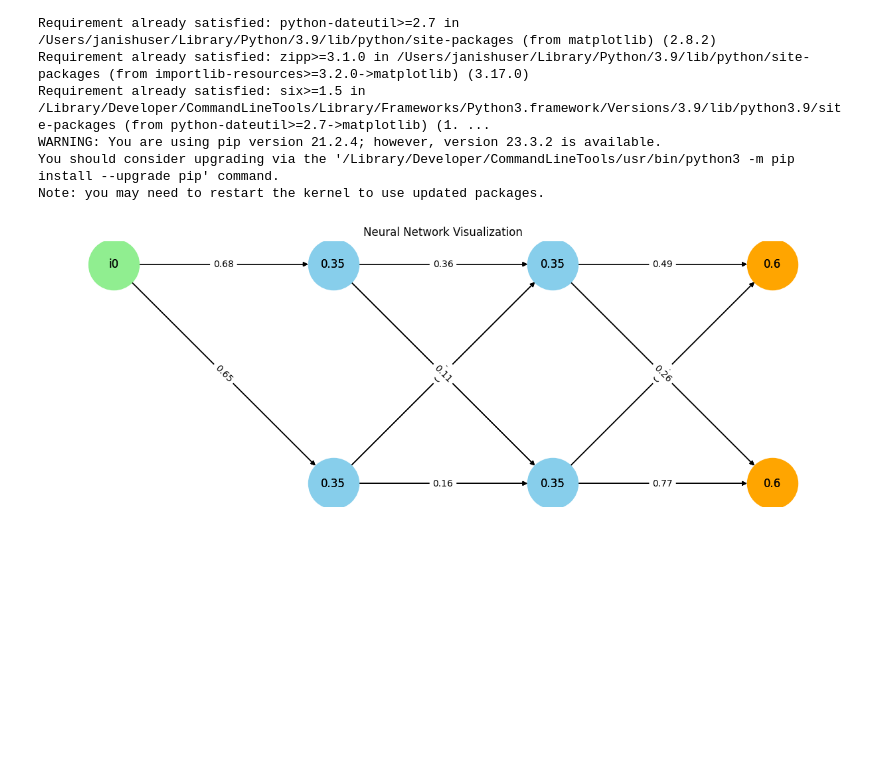
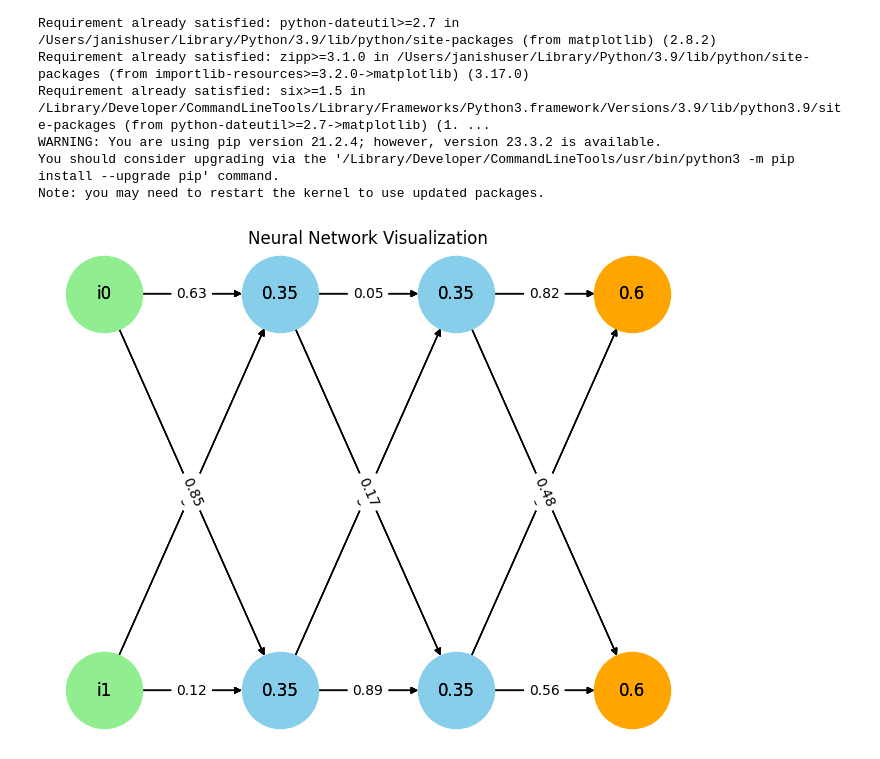
Before and after one commit to JanisHuser/ZHAW-BSC-Informatik, a Jupyter notebook: src/HS23/MLDM/scripts/New Neural Network.ipynb, the cells around one changed output. Drawn from its saved outputs; the diff is of its cells as text; code cells hidden in the pictures; blank space fills up the shorter version.

Commit message:
MLDM - Neural Network

```diff
--- a/src/HS23/MLDM/scripts/New Neural Network.ipynb
+++ b/src/HS23/MLDM/scripts/New Neural Network.ipynb
@@ -22,13 +22,13 @@ Note: you may need to restart the kernel to use updated packages.
 # %%
 from NeuralNetwork.NeuralNetwork import NeuralNetwork, LayerType, ActivationFuncton
 
-nn = NeuralNetwork(1)
+nn = NeuralNetwork(2)
 nn.add_hidden_layer(2, ActivationFuncton.LOGISTICAL, [0.15, 0.2, 0.25, 0.3], 0.35)
 nn.add_hidden_layer(2, ActivationFuncton.LOGISTICAL, [0.15, 0.2, 0.25, 0.3], 0.35)
 nn.add_output_layer(2, ActivationFuncton.LOGISTICAL, [0.4, 0.45, 0.5, 0.55], 0.6)
 
 nn.feed_forward([0.05, 0.1])
 
 nn.visualize()
 # %% [output]
-[figure, old version]
+[figure, new version]
```
Also changed, not shown: 2 other files.
